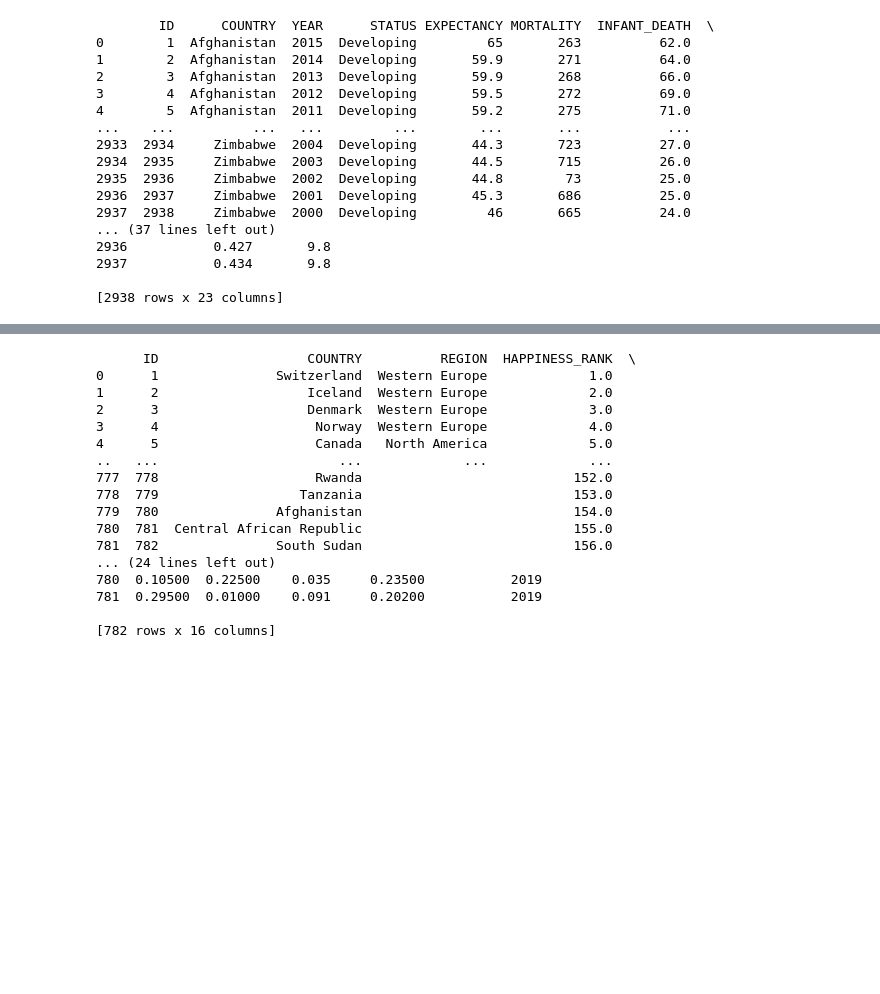
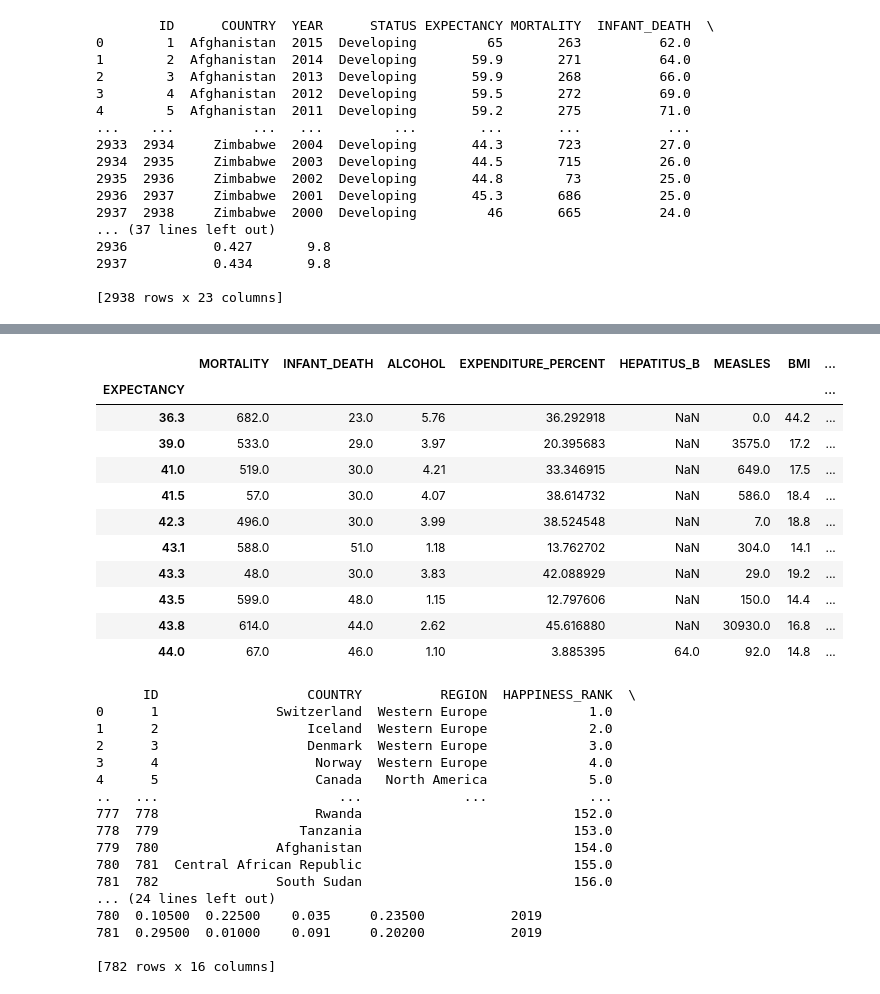
Before and after one commit to seuss1337/blended_project_1, a Jupyter notebook: source/python/jeff_working_notebook.ipynb, the cells around one changed output, grey strips where cells are left out. Saved outputs shown, nothing was run; the diff lists cells and outputs as text; code cells hidden in the pictures; blank space fills up the shorter version.

```diff
--- a/source/python/jeff_working_notebook.ipynb
+++ b/source/python/jeff_working_notebook.ipynb
@@ -112,0 +150,4 @@ print(expect_df)
+# %%
+expect_dtype_convert_df = expect_df.apply(lambda col:pd.to_numeric(col, errors='coerce'))
+
+expect_dtype_convert_df.dtypes
@@ -113,3 +172,22 @@ print(expect_df)
+# %%
+expect_avg_df = expect_dtype_convert_df.groupby(['EXPECTANCY']).mean()
+expect_avg_df = expect_avg_df.drop(columns=['ID','YEAR','COUNTRY','STATUS','POPULATION'])
+
+
+expect_avg_df.head(10)
+# %% [output]
+|  | MORTALITY | INFANT_DEATH | ALCOHOL | EXPENDITURE_PERCENT | HEPATITUS_B | MEASLES | BMI | ... |
+| EXPECTANCY |  |  |  |  |  |  |  | ... |
+| 36.3 | 682.0 | 23.0 | 5.76 | 36.292918 | NaN | 0.0 | 44.2 | ... |
+| 39.0 | 533.0 | 29.0 | 3.97 | 20.395683 | NaN | 3575.0 | 17.2 | ... |
+| 41.0 | 519.0 | 30.0 | 4.21 | 33.346915 | NaN | 649.0 | 17.5 | ... |
+| 41.5 | 57.0 | 30.0 | 4.07 | 38.614732 | NaN | 586.0 | 18.4 | ... |
+| 42.3 | 496.0 | 30.0 | 3.99 | 38.524548 | NaN | 7.0 | 18.8 | ... |
+| 43.1 | 588.0 | 51.0 | 1.18 | 13.762702 | NaN | 304.0 | 14.1 | ... |
+| 43.3 | 48.0 | 30.0 | 3.83 | 42.088929 | NaN | 29.0 | 19.2 | ... |
+| 43.5 | 599.0 | 48.0 | 1.15 | 12.797606 | NaN | 150.0 | 14.4 | ... |
+| 43.8 | 614.0 | 44.0 | 2.62 | 45.616880 | NaN | 30930.0 | 16.8 | ... |
+| 44.0 | 67.0 | 46.0 | 1.10 | 3.885395 | 64.0 | 92.0 | 14.8 | ... |
 # %%
 happy_results = []
 
```
Also changed, not shown: parts of 9 cells of this notebook, 8 other files.
